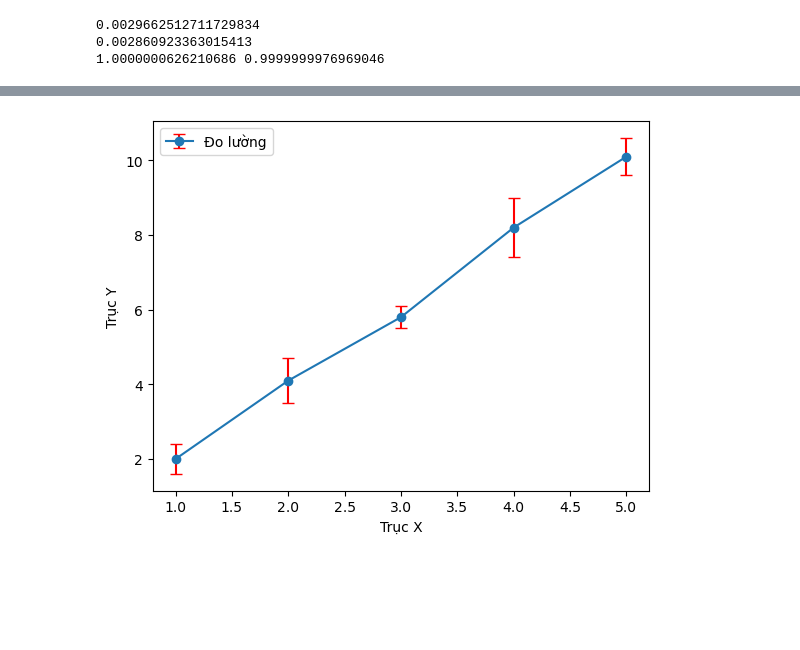
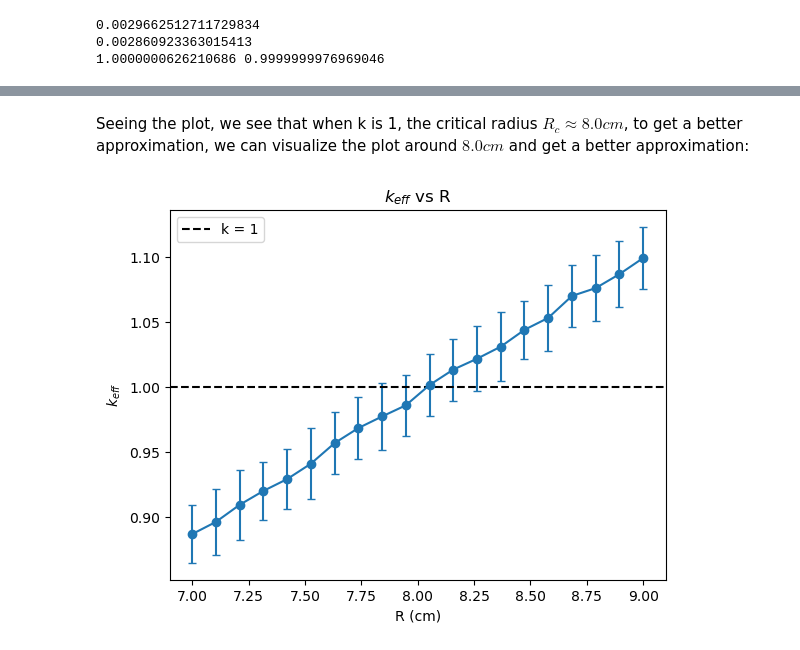
Before and after one commit to Ben0-0/IAEA_Reactor-Physics, a Jupyter notebook: HomeAssignments/HA2/HA2-2.ipynb, the cells around one changed output, grey strips where cells are left out. Drawn from its saved outputs; the diff is of its cells as text; code cells hidden in the pictures; blank space fills up the shorter version.

```diff
--- a/HomeAssignments/HA2/HA2-2.ipynb
+++ b/HomeAssignments/HA2/HA2-2.ipynb
@@ -324,12 +326,16 @@ plt.show()
-# %%
-x = np.array([1, 2, 3, 4, 5])
-y = np.array([2.0, 4.1, 5.8, 8.2, 10.1])
-yerr = np.array([0.4, 0.6, 0.3, 0.8, 0.5])
-
-plt.errorbar(x, y, yerr=yerr, fmt="o-", capsize=4, ecolor="red", label="Đo lường")
-plt.xlabel("Trục X")
-plt.ylabel("Trục Y")
-plt.legend()
-plt.show()
-# %% [output]
-[figure, removed]
+# %% [markdown]
+Seeing the plot, we see that when k is 1, the critical radius $R_c \approx 8.0cm$, to get a better approximation, we can visualize the plot around $8.0cm$ and get a better approximation:
+# %%
+radii = np.linspace(7,9,20)
+for i, R in enumerate(radii):
+    keff_r[i], kstd_r[i] = run(R,200,3000,10, seed = 1)
+# %%
+plt.errorbar(radii, keff_r, yerr=kstd_r, fmt="o-", capsize=3)
+plt.axhline(1, color="k", ls="--", label="k = 1")
+plt.title("$k_{eff}$ vs R")
+plt.xlabel("R (cm)")
+plt.ylabel("$k_{eff}$")
+plt.legend()
+plt.show()
+# %% [output]
+[figure, added]
```
Also changed, not shown: parts of 13 cells of this notebook.
